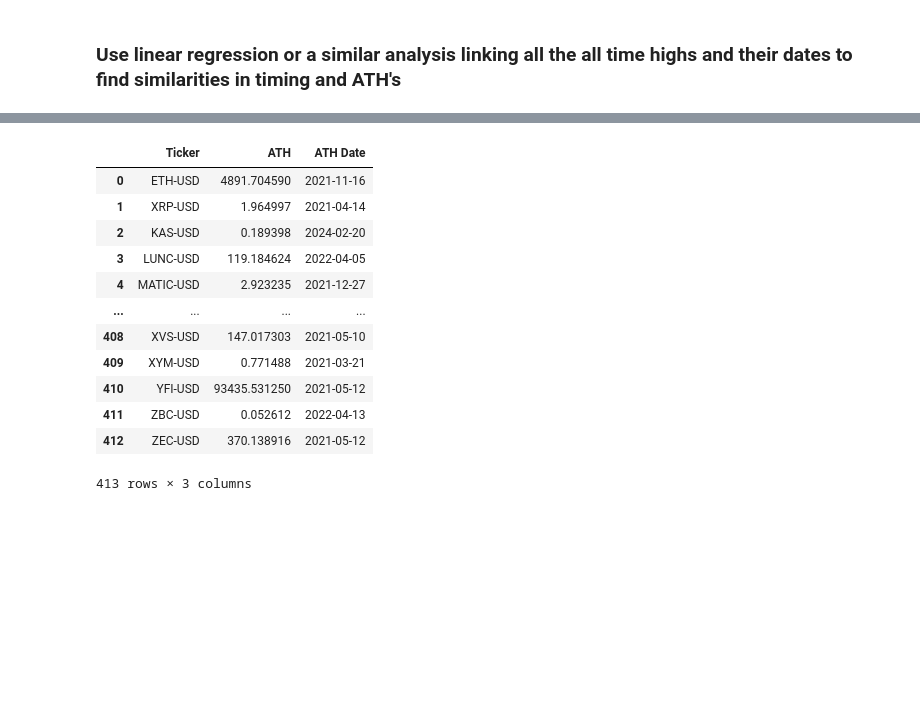
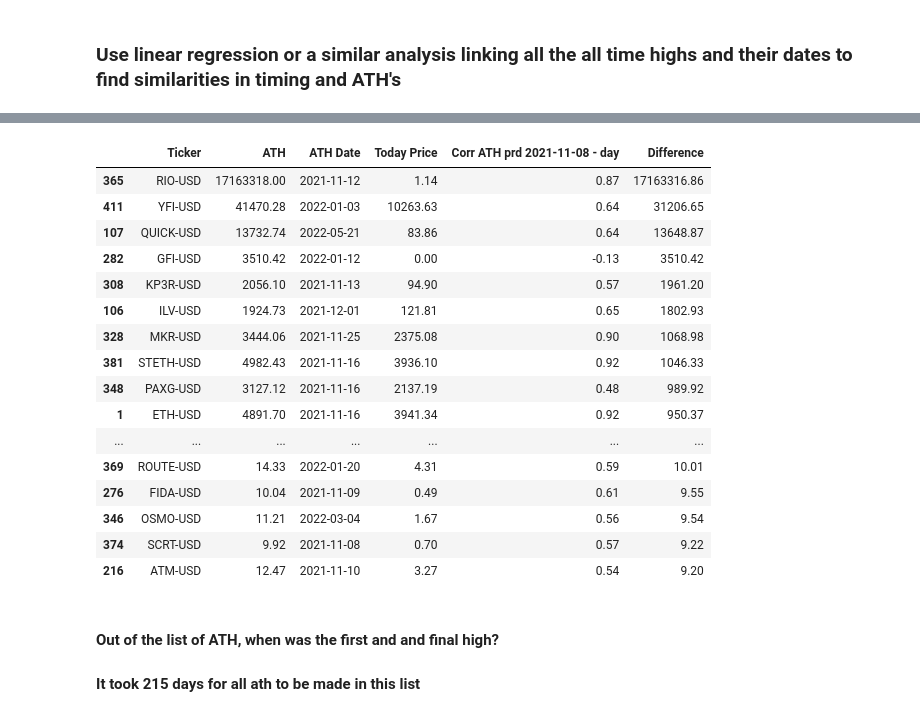
Before and after one commit to Gino-Petrosian/Cryptocurrency-cyclic-Correlation-with-Bitcoin, a Jupyter notebook: FreeformAnalysis.ipynb, the cells around one changed output, grey strips where cells are left out. Drawn from its saved outputs; the diff is of its cells as text; code cells hidden in the pictures; blank space fills up the shorter version.

```diff
--- a/FreeformAnalysis.ipynb
+++ b/FreeformAnalysis.ipynb
@@ -1258,16 +417,31 @@ ath_df
-# %%
-ath_df
-# %% [output]
-|  | Ticker | ATH | ATH Date |
-| 0 | ETH-USD | 4891.704590 | 2021-11-16 |
-| 1 | XRP-USD | 1.964997 | 2021-04-14 |
-| 2 | KAS-USD | 0.189398 | 2024-02-20 |
-| 3 | LUNC-USD | 119.184624 | 2022-04-05 |
-| 4 | MATIC-USD | 2.923235 | 2021-12-27 |
-| ... | ... | ... | ... |
-| 408 | XVS-USD | 147.017303 | 2021-05-10 |
-| 409 | XYM-USD | 0.771488 | 2021-03-21 |
-| 410 | YFI-USD | 93435.531250 | 2021-05-12 |
-| 411 | ZBC-USD | 0.052612 | 2022-04-13 |
-| 412 | ZEC-USD | 370.138916 | 2021-05-12 |
-413 rows × 3 columns
+# %%
+final_df = pd.merge(merged_df, correlation_df, on='Ticker')
+final_df['Difference'] = (final_df['ATH'] - final_df['Today Price'])
+# Sort the DataFrame by 'Percent Difference' in descending order
+final_df = final_df.sort_values(by='Difference', ascending=False)
+final_df = pd.DataFrame(final_df)
+# Display the final DataFrame
+pd.set_option('display.max_rows', None)
+
+final_df.head(100)
+# %% [output]
+|  | Ticker | ATH | ATH Date | Today Price | Corr ATH prd 2021-11-08 - day | Difference |
+| 365 | RIO-USD | 17163318.00 | 2021-11-12 | 1.14 | 0.87 | 17163316.86 |
+| 411 | YFI-USD | 41470.28 | 2022-01-03 | 10263.63 | 0.64 | 31206.65 |
+| 107 | QUICK-USD | 13732.74 | 2022-05-21 | 83.86 | 0.64 | 13648.87 |
+| 282 | GFI-USD | 3510.42 | 2022-01-12 | 0.00 | -0.13 | 3510.42 |
+| 308 | KP3R-USD | 2056.10 | 2021-11-13 | 94.90 | 0.57 | 1961.20 |
+| 106 | ILV-USD | 1924.73 | 2021-12-01 | 121.81 | 0.65 | 1802.93 |
+| 328 | MKR-USD | 3444.06 | 2021-11-25 | 2375.08 | 0.90 | 1068.98 |
+| 381 | STETH-USD | 4982.43 | 2021-11-16 | 3936.10 | 0.92 | 1046.33 |
+| 348 | PAXG-USD | 3127.12 | 2021-11-16 | 2137.19 | 0.48 | 989.92 |
+| 1 | ETH-USD | 4891.70 | 2021-11-16 | 3941.34 | 0.92 | 950.37 |
+| ... | ... | ... | ... | ... | ... | ... |
+| 369 | ROUTE-USD | 14.33 | 2022-01-20 | 4.31 | 0.59 | 10.01 |
+| 276 | FIDA-USD | 10.04 | 2021-11-09 | 0.49 | 0.61 | 9.55 |
+| 346 | OSMO-USD | 11.21 | 2022-03-04 | 1.67 | 0.56 | 9.54 |
+| 374 | SCRT-USD | 9.92 | 2021-11-08 | 0.70 | 0.57 | 9.22 |
+| 216 | ATM-USD | 12.47 | 2021-11-10 | 3.27 | 0.54 | 9.20 |
+# %% [markdown]
+#### Out of the list of ATH, when was the first and and final high?
+#### It took 215 days for all ath to be made in this list
```
Also changed, not shown: parts of 69 cells of this notebook.
